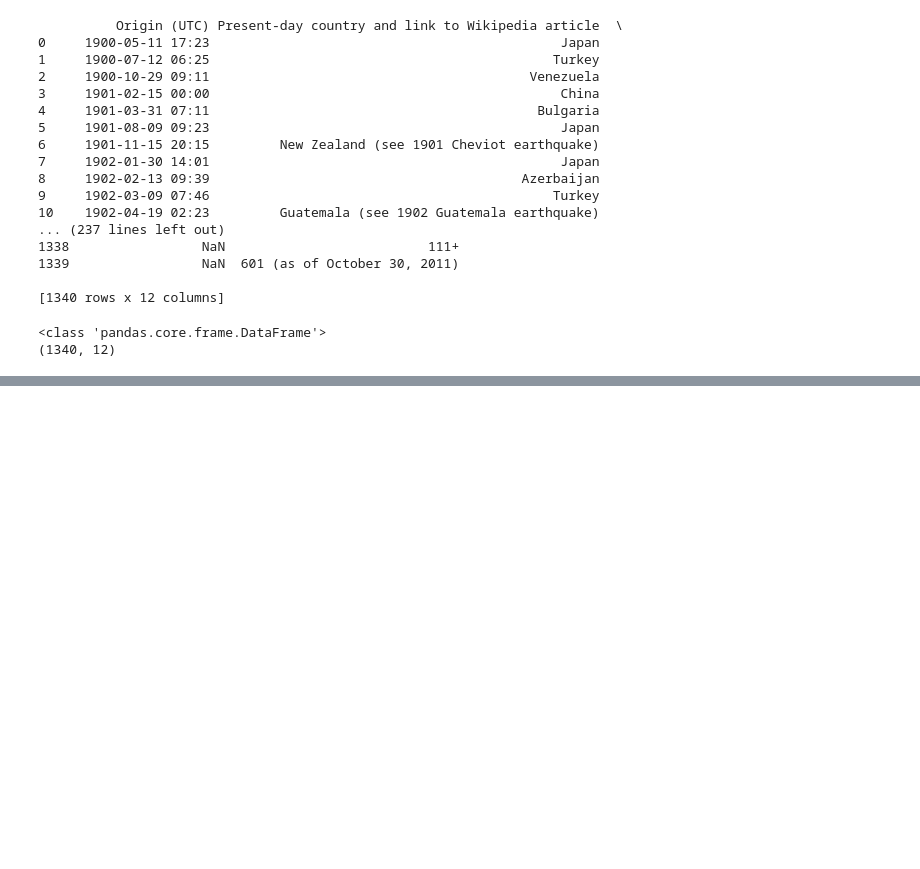
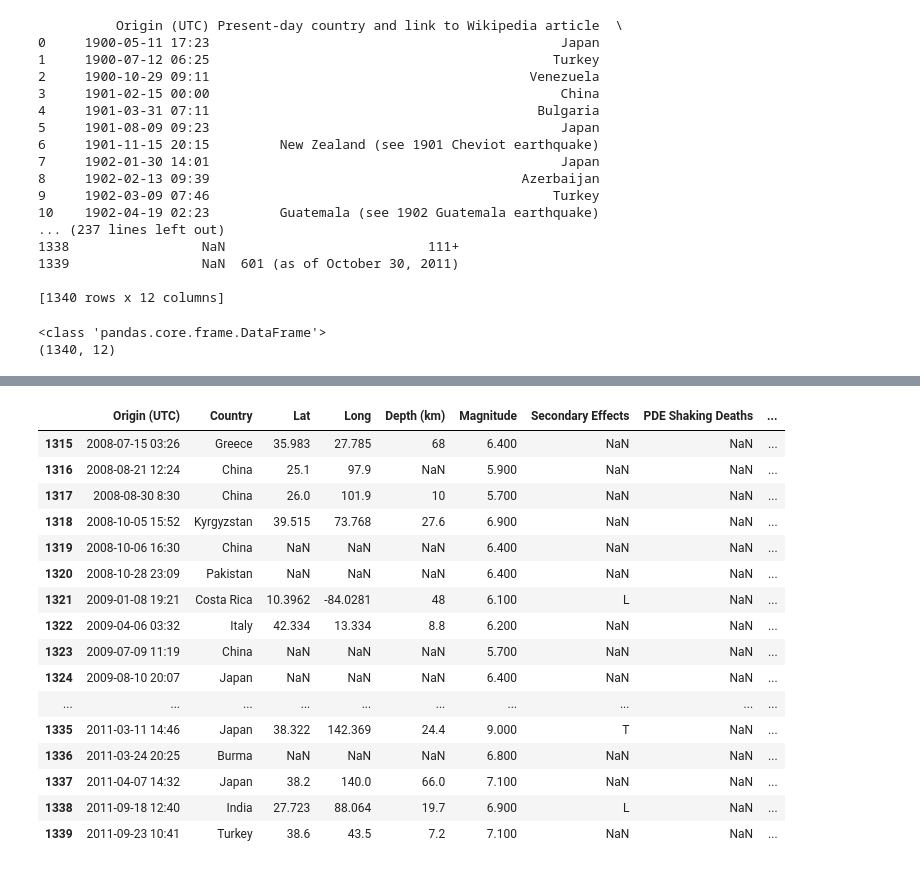
Before and after one commit to DataScienceBS/data-question-3-tornado-bombers, a Jupyter notebook: Earthquakes.ipynb, the cells around one changed output, grey strips where cells are left out. Cells and saved outputs as stored; diff of their text form; code cells hidden in the pictures; blank space fills up the shorter version.

```diff
--- a/Earthquakes.ipynb
+++ b/Earthquakes.ipynb
@@ -52,0 +129,11 @@ df.head()
+# %%
+#Converting everything in these three columns to numeric type values.
+
+df['Magnitude'] = pd.to_numeric(df['Magnitude'])
+df['Other Source Deaths'] = pd.to_numeric(df['Other Source Deaths'])
+df['EM-DAT Total Deaths'] = pd.to_numeric(df['EM-DAT Total Deaths'])
+# %%
+# (4) Creating a new column ('deaths') that evaluates the four total-death columns ('PDE Total Deaths', 'Utsu Total Deaths', 'EM-DAT Total Deaths', and 'Other Source Deaths') and populates the new column with the highest value.
+
+df['Deaths'] = df[['PDE Total Deaths', 'EM-DAT Total Deaths', 'Utsu Total Deaths', 'Other Source Deaths']].max(axis=1)
+df.head(15)
@@ -52,0 +157,5 @@ df.head()
+# %%
+#Renaming the 'Country' column and removing the additional strings in the Country column.
+
+df.rename(columns={'Present-day country and link to Wikipedia article':'Country'}, inplace=True)
+df.head(15)
@@ -52,0 +201,6 @@ df.head()
+# %%
+#The Set list looks correct now for all our countries.
+
+pattern = r'(, ?| ?\().*'
+df['Country'] = df['Country'].str.replace(pattern, "")
+list(set(df['Country']))
@@ -52,0 +225,25 @@ df.head()
+# %%
+#fixing the ?'s in the Lat and Long columns for plotting purposes later on.
+
+pattern = r'\?\??'
+df['Long'] = df['Long'].replace(pattern, np.NaN, regex=True)
+df['Lat'] = df['Lat'].replace(pattern, np.NaN, regex=True)
+df.tail(25)
+# %% [output]
+|  | Origin (UTC) | Country | Lat | Long | Depth (km) | Magnitude | Secondary Effects | PDE Shaking Deaths | ... |
+| 1315 | 2008-07-15 03:26 | Greece | 35.983 | 27.785 | 68 | 6.400 | NaN | NaN | ... |
+| 1316 | 2008-08-21 12:24 | China | 25.1 | 97.9 | NaN | 5.900 | NaN | NaN | ... |
+| 1317 | 2008-08-30 8:30 | China | 26.0 | 101.9 | 10 | 5.700 | NaN | NaN | ... |
+| 1318 | 2008-10-05 15:52 | Kyrgyzstan | 39.515 | 73.768 | 27.6 | 6.900 | NaN | NaN | ... |
+| 1319 | 2008-10-06 16:30 | China | NaN | NaN | NaN | 6.400 | NaN | NaN | ... |
+| 1320 | 2008-10-28 23:09 | Pakistan | NaN | NaN | NaN | 6.400 | NaN | NaN | ... |
+| 1321 | 2009-01-08 19:21 | Costa Rica | 10.3962 | -84.0281 | 48 | 6.100 | L | NaN | ... |
+| 1322 | 2009-04-06 03:32 | Italy | 42.334 | 13.334 | 8.8 | 6.200 | NaN | NaN | ... |
+| 1323 | 2009-07-09 11:19 | China | NaN | NaN | NaN | 5.700 | NaN | NaN | ... |
+| 1324 | 2009-08-10 20:07 | Japan | NaN | NaN | NaN | 6.400 | NaN | NaN | ... |
+| ... | ... | ... | ... | ... | ... | ... | ... | ... | ... |
+| 1335 | 2011-03-11 14:46 | Japan | 38.322 | 142.369 | 24.4 | 9.000 | T | NaN | ... |
+| 1336 | 2011-03-24 20:25 | Burma | NaN | NaN | NaN | 6.800 | NaN | NaN | ... |
+| 1337 | 2011-04-07 14:32 | Japan | 38.2 | 140.0 | 66.0 | 7.100 | NaN | NaN | ... |
+| 1338 | 2011-09-18 12:40 | India | 27.723 | 88.064 | 19.7 | 6.900 | L | NaN | ... |
+| 1339 | 2011-09-23 10:41 | Turkey | 38.6 | 43.5 | 7.2 | 7.100 | NaN | NaN | ... |
```
Also changed, not shown: parts of 13 cells of this notebook.
